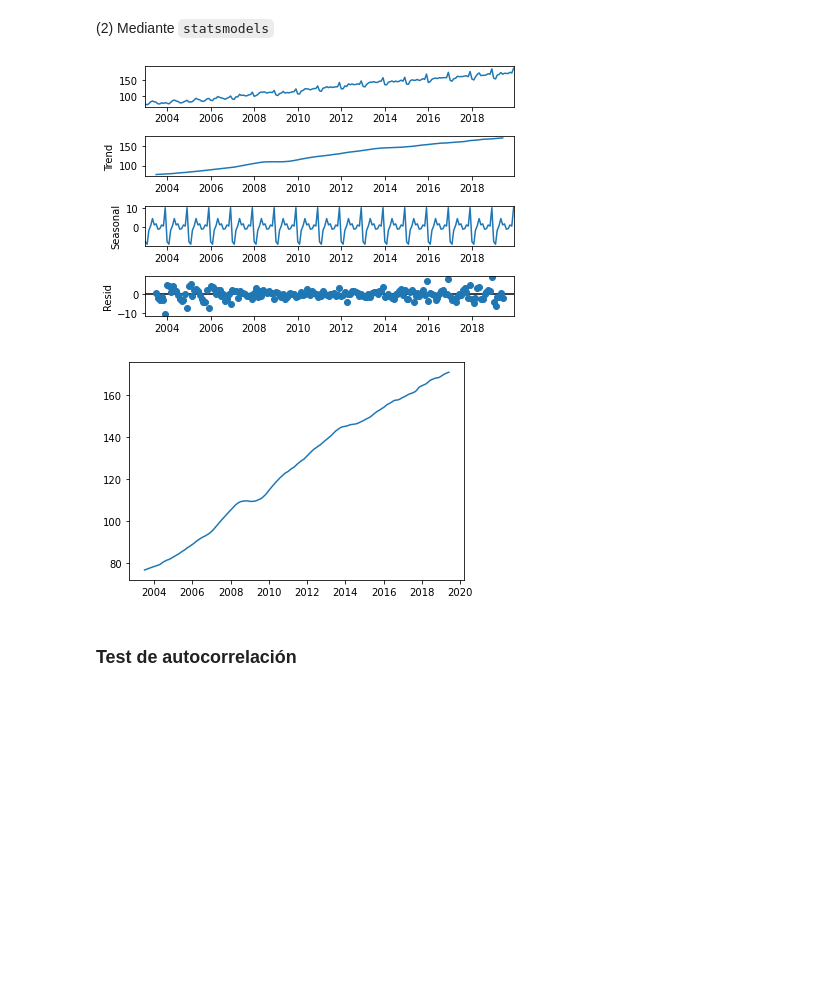
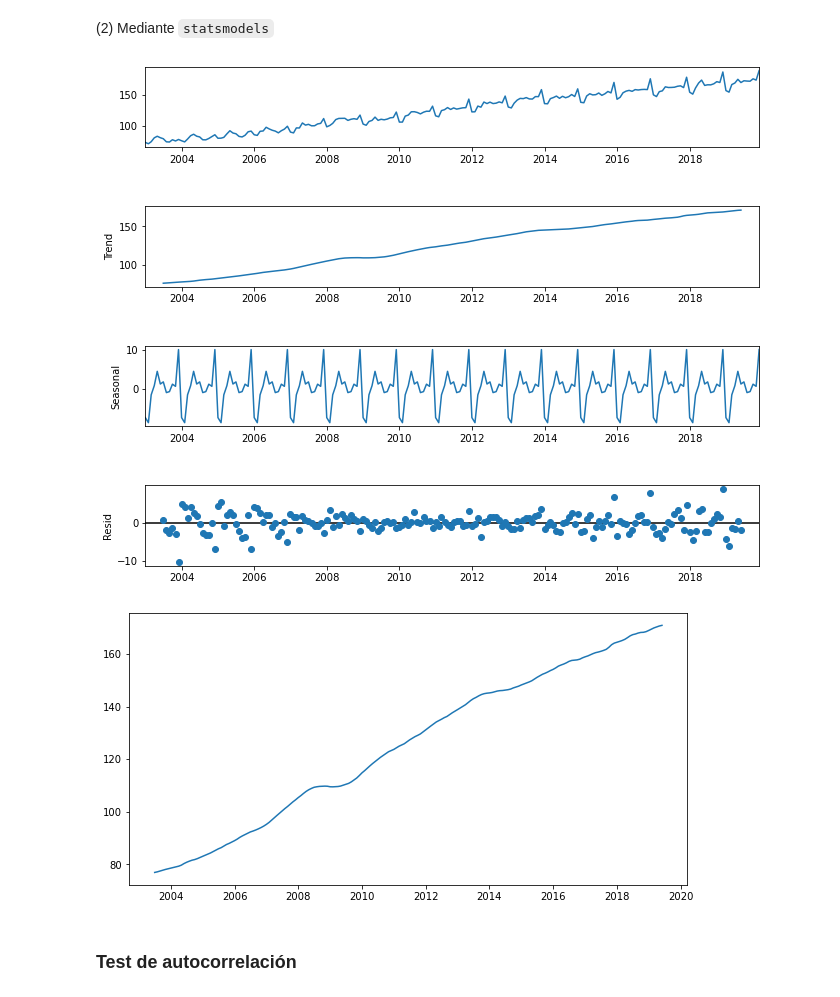
Before and after one commit to mauricioalvaradoo/time_series, a Jupyter notebook: 1 introduction.ipynb, the cells around one changed output. Drawn from its saved outputs; the diff is of its cells as text; code cells hidden in the pictures; blank space fills up the shorter version.

```diff
--- a/1 introduction.ipynb
+++ b/1 introduction.ipynb
@@ -244,17 +246,23 @@ y = y[(y.index <= '2019-12-01')&(y.index >= '2003-01-01')]
 # %%
 import statsmodels.api as sm
 
 decomposition = sm.tsa.seasonal_decompose(y, model="additive")
 
 fig = decomposition.plot()
+fig.set_size_inches((10, 8))
+
+plt.savefig("./Graficas/intro_decomposition.pdf")
 # %% [output]
-[figure, old version]
+[figure, new version]
 # %%
-plt.plot(decomposition.trend)
+fig, ax = plt.subplots(figsize=(10, 5))
 
+fig = plt.plot(decomposition.trend)
+
+plt.savefig("./Graficas/intro_trend.pdf")
 plt.show()
 # %% [output]
-[figure, old version]
+[figure, new version]
 # %% [markdown]
 ### Test de autocorrelación
 # %%
```
Also changed, not shown: parts of 2 cells of this notebook, 12 other files.
